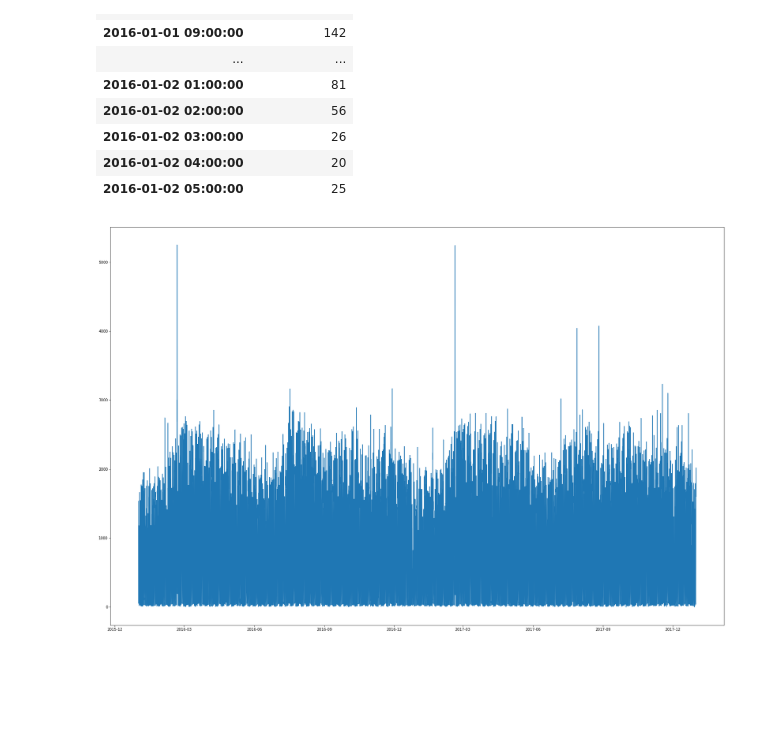
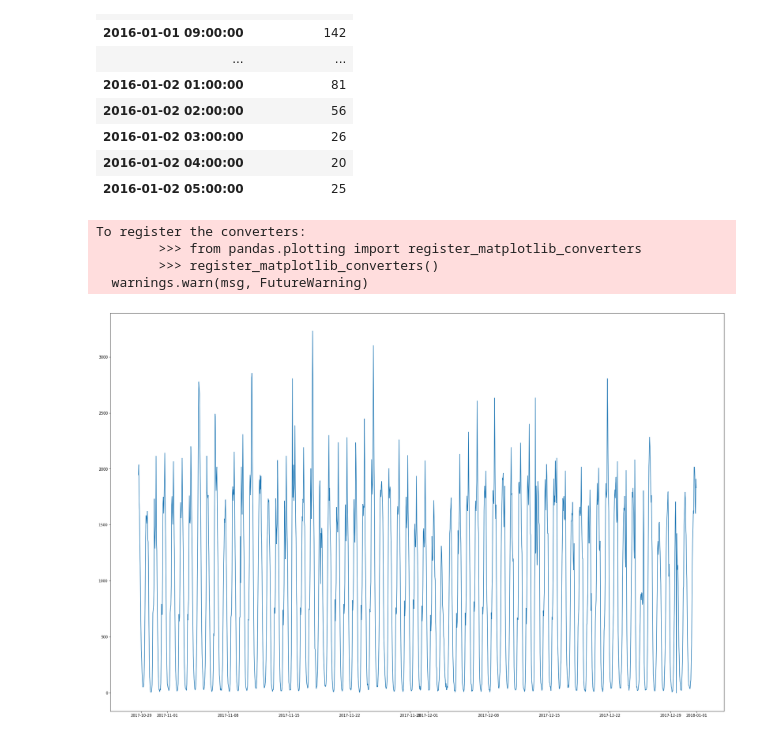
Before and after one commit to Data-plus/Pedestrian-Prediction, a Jupyter notebook: Pedestrian.ipynb, the cells around one changed output. Drawn from its saved outputs; the diff is of its cells as text; code cells hidden in the pictures; blank space fills up the shorter version.

```diff
--- a/Pedestrian.ipynb
+++ b/Pedestrian.ipynb
@@ -82,7 +78,11 @@ df.head(30)
 | 2016-01-02 05:00:00 | 25 |
 # %%
 plt.figure(figsize=(30,20))
-plt.plot(df)
+plt.plot(df.iloc[16000:])
 plt.show()
 # %% [output]
+To register the converters:
+        >>> from pandas.plotting import register_matplotlib_converters
+        >>> register_matplotlib_converters()
+  warnings.warn(msg, FutureWarning)
-[figure, old version]
+[figure, new version]
```
Also changed, not shown: parts of 17 cells of this notebook.
